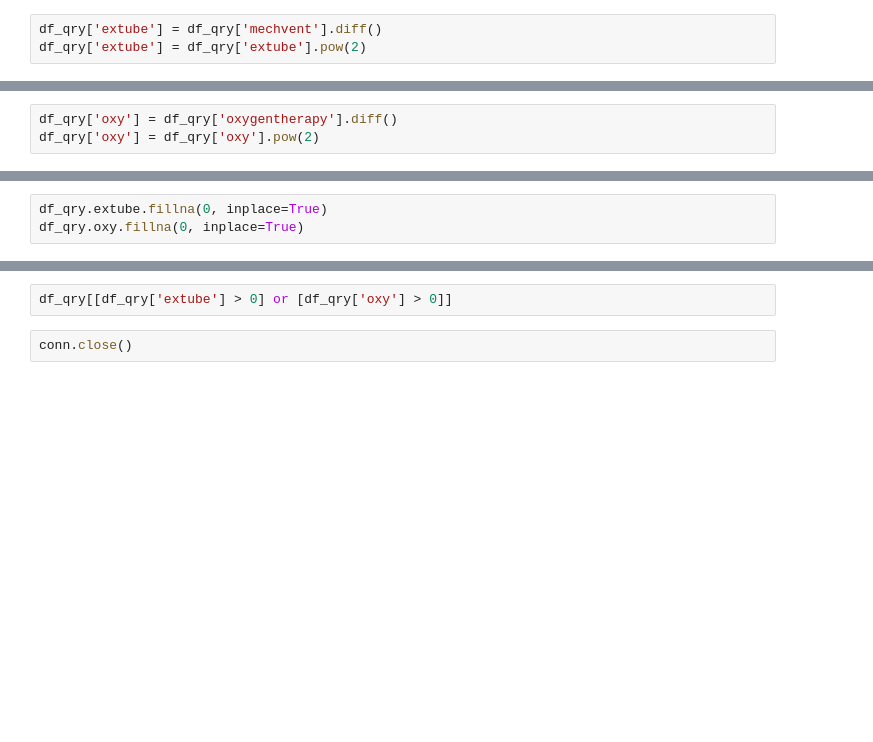
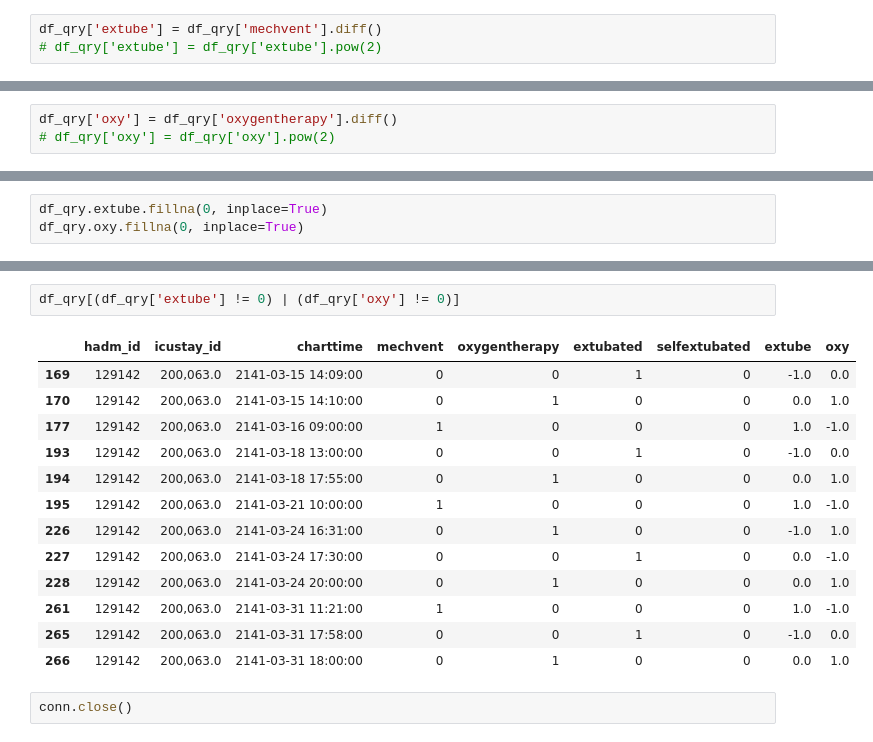
Before and after one commit to m-kno/mimic3, a Jupyter notebook: MIMIC_EDA.ipynb, the cells around one changed output, grey strips where cells are left out. Saved outputs shown, nothing was run; the diff lists cells and outputs as text; blank space fills up the shorter version.

```diff
--- a/MIMIC_EDA.ipynb
+++ b/MIMIC_EDA.ipynb
@@ -246,3 +175,3 @@ df_qry.head()
 # %%
 df_qry['extube'] = df_qry['mechvent'].diff()
-df_qry['extube'] = df_qry['extube'].pow(2)
+# df_qry['extube'] = df_qry['extube'].pow(2)
@@ -249,3 +184,3 @@ df_qry['extube'] = df_qry['extube'].pow(2)
 # %%
 df_qry['oxy'] = df_qry['oxygentherapy'].diff()
-df_qry['oxy'] = df_qry['oxy'].pow(2)
+# df_qry['oxy'] = df_qry['oxy'].pow(2)
@@ -257,4 +216,18 @@ df_qry.loc[160:180]
 # %%
-df_qry[[df_qry['extube'] > 0] or [df_qry['oxy'] > 0]]
+df_qry[(df_qry['extube'] != 0) | (df_qry['oxy'] != 0)]
+# %% [output]
+|  | hadm_id | icustay_id | charttime | mechvent | oxygentherapy | extubated | selfextubated | extube | oxy |
+| 169 | 129142 | 200,063.0 | 2141-03-15 14:09:00 | 0 | 0 | 1 | 0 | -1.0 | 0.0 |
+| 170 | 129142 | 200,063.0 | 2141-03-15 14:10:00 | 0 | 1 | 0 | 0 | 0.0 | 1.0 |
+| 177 | 129142 | 200,063.0 | 2141-03-16 09:00:00 | 1 | 0 | 0 | 0 | 1.0 | -1.0 |
+| 193 | 129142 | 200,063.0 | 2141-03-18 13:00:00 | 0 | 0 | 1 | 0 | -1.0 | 0.0 |
+| 194 | 129142 | 200,063.0 | 2141-03-18 17:55:00 | 0 | 1 | 0 | 0 | 0.0 | 1.0 |
+| 195 | 129142 | 200,063.0 | 2141-03-21 10:00:00 | 1 | 0 | 0 | 0 | 1.0 | -1.0 |
+| 226 | 129142 | 200,063.0 | 2141-03-24 16:31:00 | 0 | 1 | 0 | 0 | -1.0 | 1.0 |
+| 227 | 129142 | 200,063.0 | 2141-03-24 17:30:00 | 0 | 0 | 1 | 0 | 0.0 | -1.0 |
+| 228 | 129142 | 200,063.0 | 2141-03-24 20:00:00 | 0 | 1 | 0 | 0 | 0.0 | 1.0 |
+| 261 | 129142 | 200,063.0 | 2141-03-31 11:21:00 | 1 | 0 | 0 | 0 | 1.0 | -1.0 |
+| 265 | 129142 | 200,063.0 | 2141-03-31 17:58:00 | 0 | 0 | 1 | 0 | -1.0 | 0.0 |
+| 266 | 129142 | 200,063.0 | 2141-03-31 18:00:00 | 0 | 1 | 0 | 0 | 0.0 | 1.0 |
 # %%
 conn.close()
```
Also changed, not shown: parts of 25 cells of this notebook, 1 other file.
